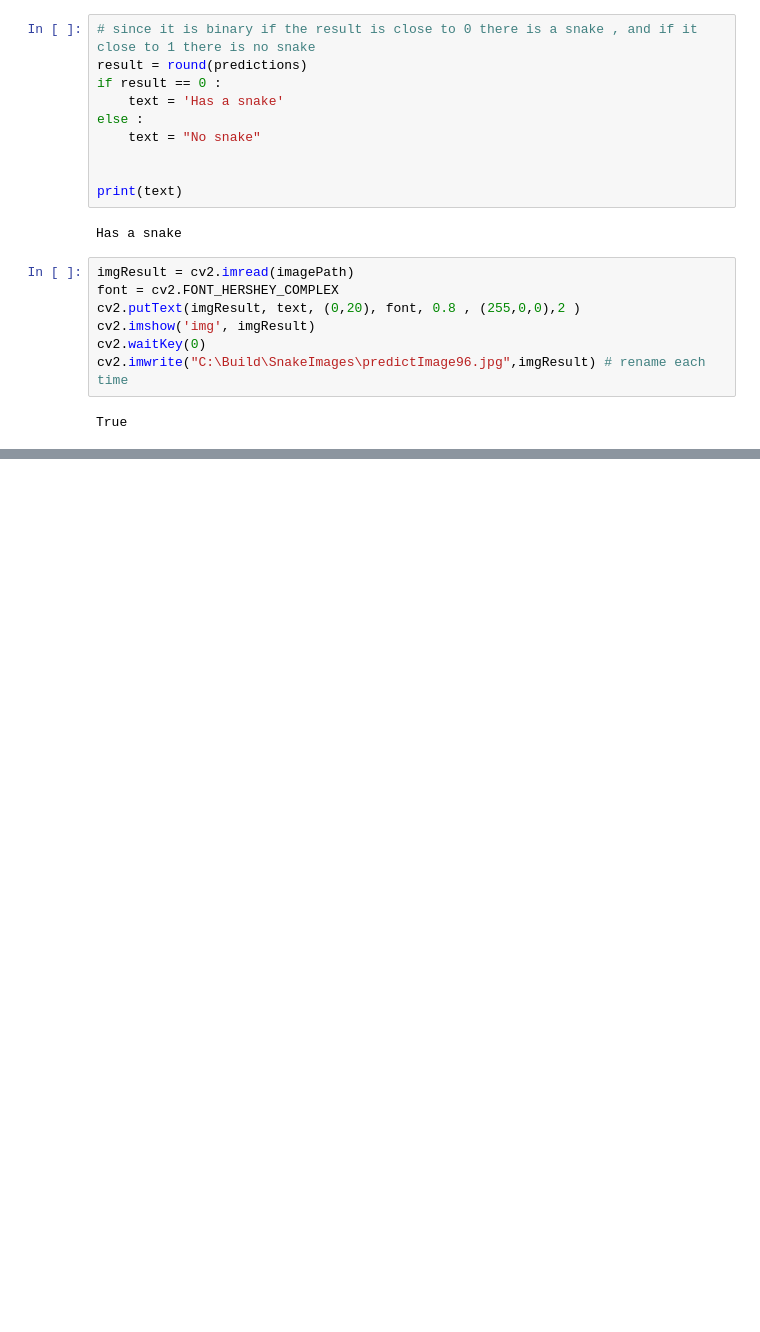
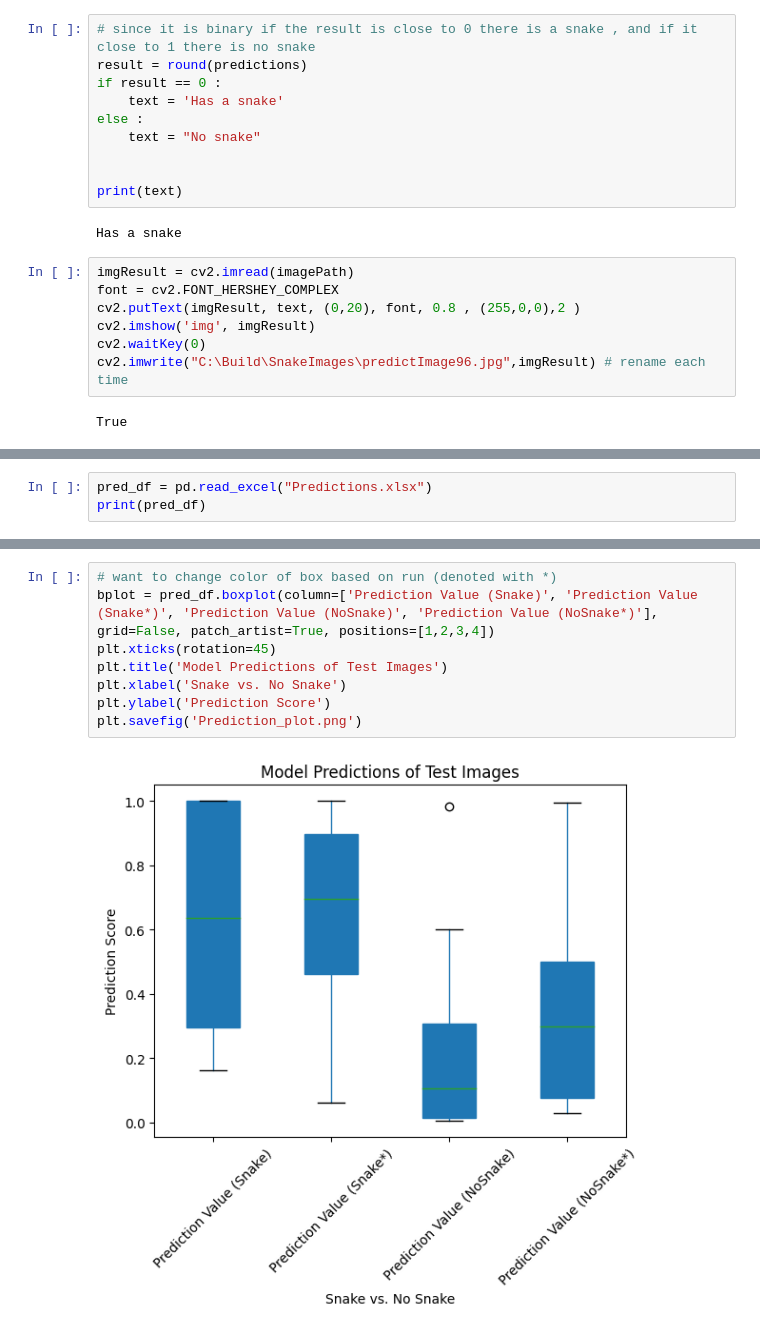
Before and after one commit to oliviaharman/SeniorResearch23, a Jupyter notebook: Full Snake.ipynb, the cells around one changed output, grey strips where cells are left out. Saved outputs shown, nothing was run; the diff lists cells and outputs as text; blank space fills up the shorter version.

Commit message:
Figures for predictions 😱

```diff
--- a/Full Snake.ipynb
+++ b/Full Snake.ipynb
@@ -351,0 +383,3 @@ True
+# %%
+pred_df = pd.read_excel("Predictions.xlsx")
+print(pred_df)
@@ -351,0 +404,10 @@ True
+# %%
+# want to change color of box based on run (denoted with *)
+bplot = pred_df.boxplot(column=['Prediction Value (Snake)', 'Prediction Value (Snake*)', 'Prediction Value (NoSnake)', 'Prediction Value (NoSnake*)'], grid=False, patch_artist=True, positions=[1,2,3,4])
+plt.xticks(rotation=45)
+plt.title('Model Predictions of Test Images')
+plt.xlabel('Snake vs. No Snake')
+plt.ylabel('Prediction Score')
+plt.savefig('Prediction_plot.png')
+# %% [output]
+[figure, added]
```
Also changed, not shown: parts of 8 cells of this notebook.
